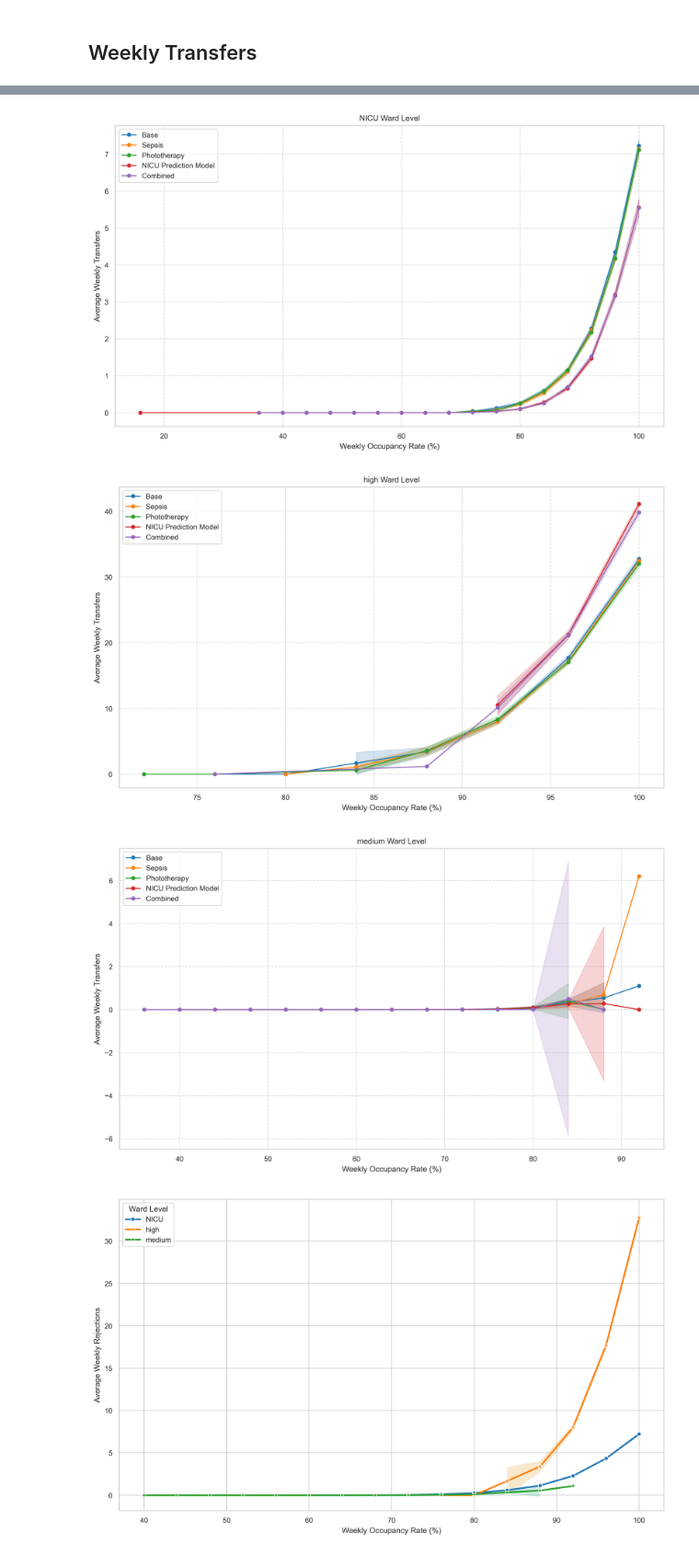
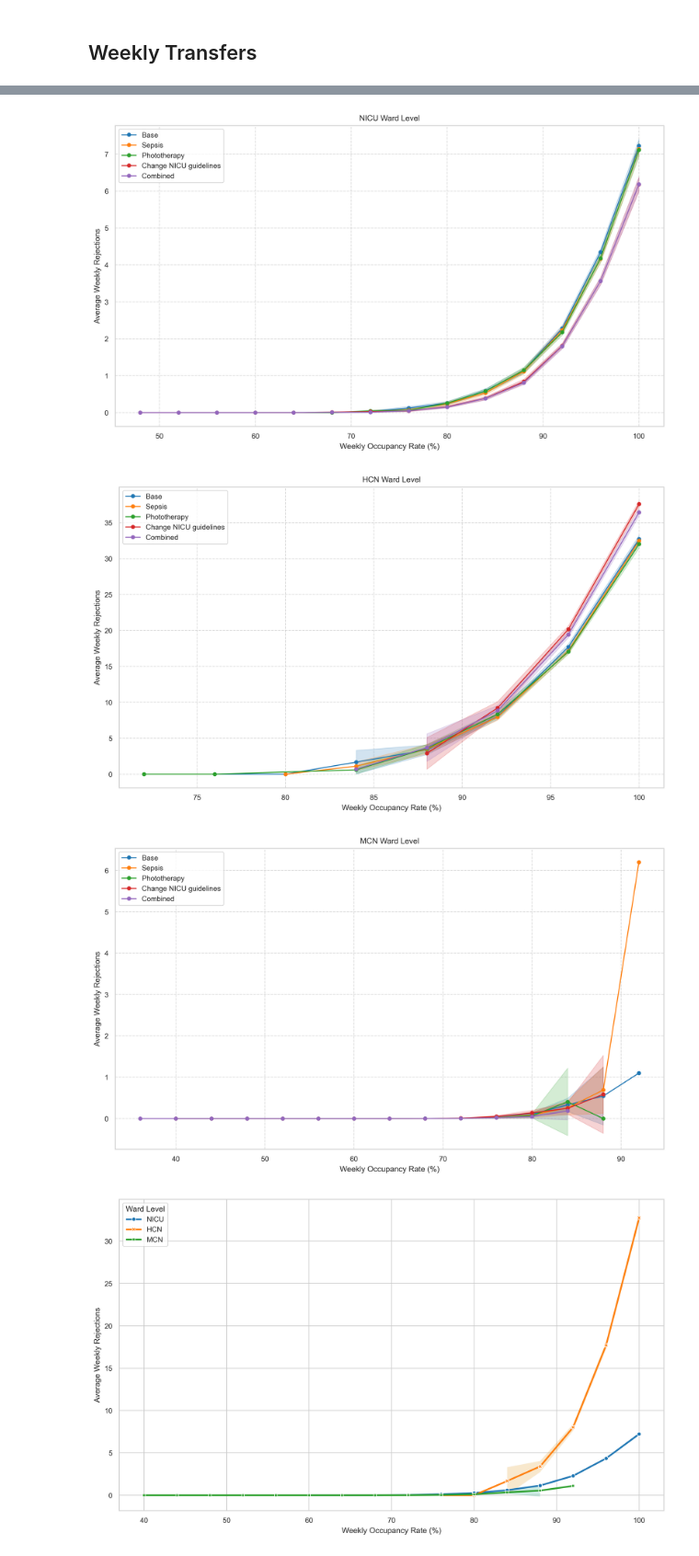
Before and after one commit to alex-dietz/Discrete-Event-Simulation-for-Neonatal-Care-System, a Jupyter notebook: notebooks/output_comparison.ipynb, the cells around one changed output, grey strips where cells are left out. Shown at 92% size. Cells and saved outputs as stored; diff of their text form; code cells hidden in the pictures.

```diff
--- a/notebooks/output_comparison.ipynb
+++ b/notebooks/output_comparison.ipynb
@@ -41,8 +41,10 @@ file_extensions = [
     "_hospitalScenario_nicuWaitTimeLever_nicuWaitTimeLeverChange_2_runs_100.csv",
     "_hospitalScenario_phototherapyIntervention_nicuWaitTimeLever_nicuWaitTimeLeverChange_2_runs_100.csv",
     "_hospitalScenario_sepsisIntervention_nicuWaitTimeLever_nicuWaitTimeLeverChange_2_runs_100.csv",
-    "_hospitalScenario_nicuWaitTimeLever_nicuWaitTimeLeverChange_2_predictionModelIntervention_runs_100.csv",
-    "_hospitalScenario_phototherapyIntervention_sepsisIntervention_nicuWaitTimeLever_nicuWaitTimeLeverChange_2_predictionModelIntervention_runs_100.csv",
+    # "_hospitalScenario_nicuWaitTimeLever_nicuWaitTimeLeverChange_2_predictionModelIntervention_runs_100.csv",
+    "_hospitalScenario_nicuWaitTimeLever_nicuWaitTimeLeverChange_2_predictionModelIntervention_predictionModelWeekThresholdChange_-1_runs_100.csv",
+    "_hospitalScenario_phototherapyIntervention_sepsisIntervention_nicuWaitTimeLever_nicuWaitTimeLeverChange_2_predictionModelIntervention_predictionModelWeekThresholdChange_-1_runs_100.csv",
+    # "_hospitalScenario_phototherapyIntervention_sepsisIntervention_nicuWaitTimeLever_nicuWaitTimeLeverChange_2_predictionModelIntervention_runs_100.csv",
 ]
 
 WARM_UP_TIME = 70
@@ -738,7 +762,9 @@ def calculate_aggregated_data(final_weekly_transfer):
 
 def plot_weekly_transfer(aggregated_data):
     # Define labels for each scenario
-    labels = ["Base", "Sepsis", "Phototherapy", "NICU Prediction Model", "Combined"]
+    labels = ["Base", "Sepsis", "Phototherapy", "Change NICU guidelines", "Combined"]
+    # Mapping for better titles
+    ward_title_map = {"NICU": "NICU", "high": "HCN", "medium": "MCN"}
 
     # Unique ward levels
     ward_levels = aggregated_data["ward_level"].unique()
@@ -775,9 +801,10 @@ def plot_weekly_transfer(aggregated_data):
                 alpha=0.2,
             )
 
-        plt.title(f"{ward_level} Ward Level")
+        plt.title(f"{ward_title_map.get(ward_level, ward_level)} Ward Level")
+
         plt.xlabel("Weekly Occupancy Rate (%)")
-        plt.ylabel("Average Weekly Transfers")
+        plt.ylabel("Average Weekly Rejections")
         plt.legend()
         plt.grid(True, linestyle="--", alpha=0.7)
         plt.tight_layout()
@@ -806,34 +833,34 @@ def calculate_aggregated_data(final_weekly_transfer):
         .reset_index()
     )
 
     # Step 2: Then aggregate across runs for confidence interval
     aggregated_data = (
         per_run.groupby(["file", "ward_level", "moving_average_rounded"])
         .agg(
             weekly_transfer_mean=("weekly_transfer", np.mean),
             weekly_transfer_ci_lower=(
                 "weekly_transfer",
                 lambda x: mean_confidence_interval(x)[1],
             ),
             weekly_transfer_ci_upper=(
                 "weekly_transfer",
                 lambda x: mean_confidence_interval(x)[2],
             ),
         )
         .reset_index()
     )
 
     return aggregated_data
 
 
 filtered_data_frames = filter_data_frames(admissions)
 final_weekly_transfer = merge_and_calculate(
     filtered_data_frames, occupancy_rates, warm_up_time=0
 )
 aggregated_data = calculate_aggregated_data(final_weekly_transfer)
 plot_weekly_transfer(aggregated_data)
 # %% [output]
-[figure, old version]
+[figure, new version]
-[figure, old version]
+[figure, new version]
-[figure, old version]
+[figure, new version]
 # %%
```
Also changed, not shown: parts of 10 cells of this notebook, 4 other files.
